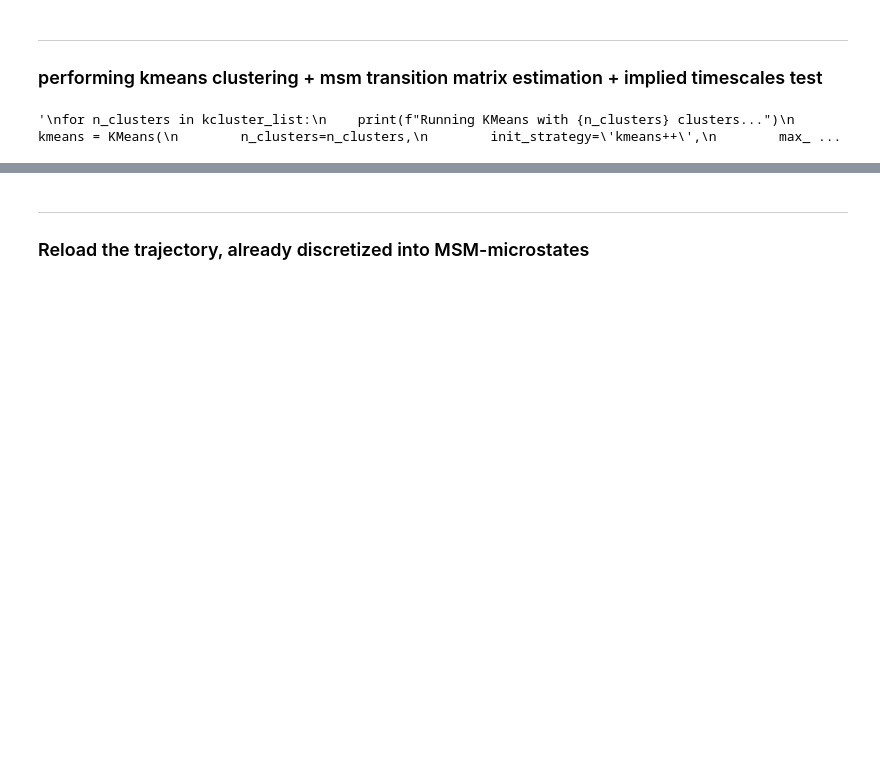
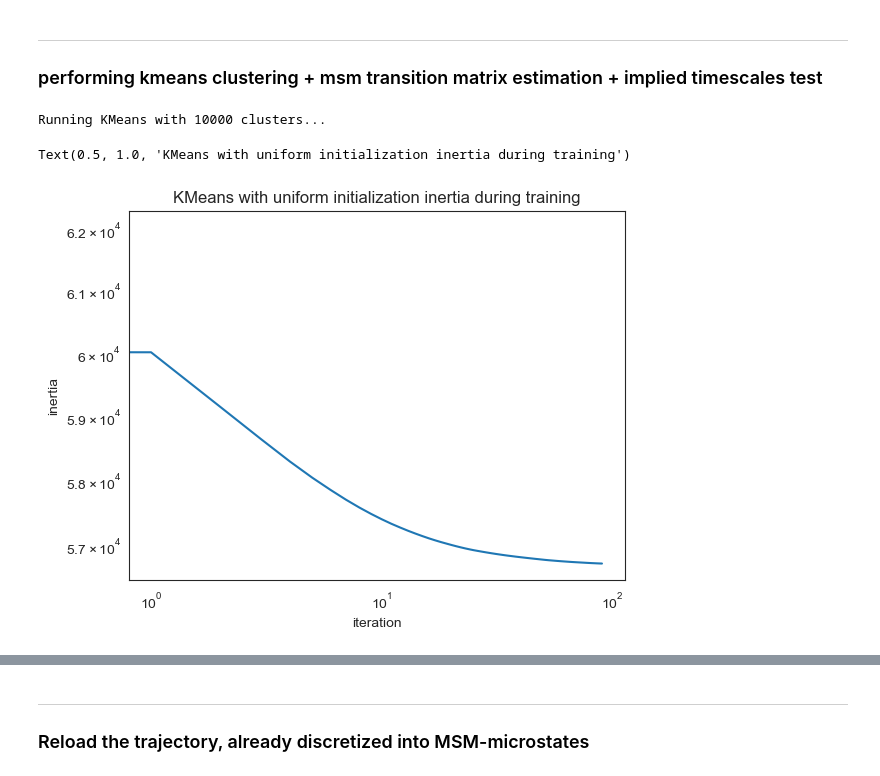
Before and after one commit to miriamzara/MSM, a Jupyter notebook: step_3new_msm_construction.ipynb, the cells around one changed output, grey strips where cells are left out. Cells and saved outputs as stored; diff of their text form; code cells hidden in the pictures; blank space fills up the shorter version.

```diff
--- a/step_3new_msm_construction.ipynb
+++ b/step_3new_msm_construction.ipynb
@@ -164,10 +164,10 @@ plt.show()
 ---
 ### performing kmeans clustering + msm transition matrix estimation + implied timescales test
 # %%
-kcluster_list = [100, 200, 500]
+kcluster_list = [10000] #[100, 200, 500]
 
 
-"""
+
 for n_clusters in kcluster_list:
     print(f"Running KMeans with {n_clusters} clusters...")
     kmeans = KMeans(
@@ -178,12 +178,21 @@ for n_clusters in kcluster_list:
         n_jobs=8,
         progress=tqdm
     )
-    for i, traj in enumerate(trajectories):
-        traj_name = trajectories_labels[i]
+    #for i, traj in enumerate(trajectories):
+    for i, traj in enumerate([tica_dihedrals]):
+        #traj_name = trajectories_labels[i]
+        traj_name = "tica_dihedrals"
         kmeans.fit(traj)
         discretized_trajectories = kmeans.transform(traj)
         model = kmeans.fetch_model() # fetches the latest model, containing all important information
-        np.savez(f"intermediate_outputs/kmeans/{n_clusters}clusters_{traj_name}", traj = discretized_trajectories, centers = model.cluster_centers)
-"""
+        np.savez(f"intermediate_outputs/kmeans_plusplus/{n_clusters}clusters_{traj_name}", traj = discretized_trajectories, centers = model.cluster_centers)
 # %% [output]
-'\nfor n_clusters in kcluster_list:\n    print(f"Running KMeans with {n_clusters} clusters...")\n    kmeans = KMeans(\n        n_clusters=n_clusters,\n        init_strategy=\'kmeans++\',\n        max_ ...
+Running KMeans with 10000 clusters...
+# %%
+plt.loglog(model.inertias)
+plt.xlabel("iteration")
+plt.ylabel("inertia")
+plt.title("KMeans with uniform initialization inertia during training")
+# %% [output]
+Text(0.5, 1.0, 'KMeans with uniform initialization inertia during training')
+[figure, added]
```
Also changed, not shown: parts of 9 cells of this notebook, 2 other files.
